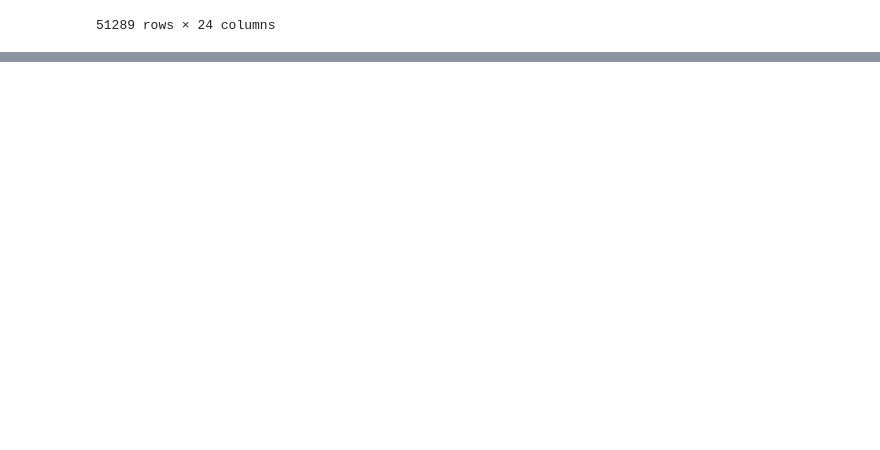
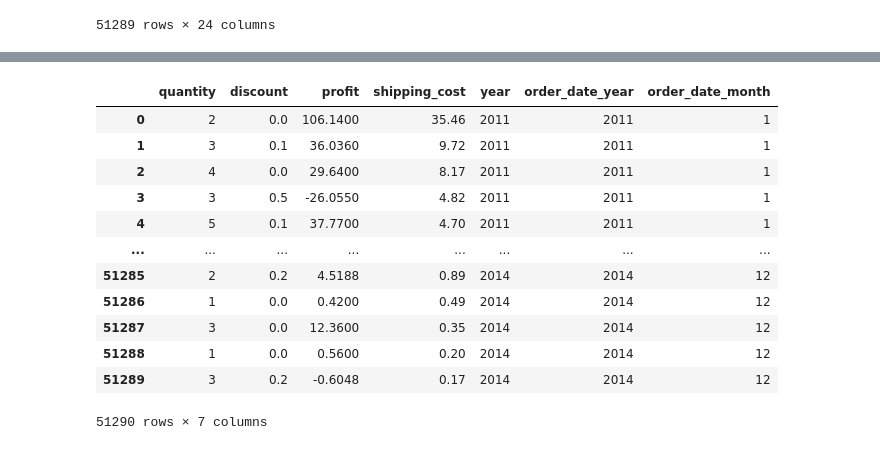
Before and after one commit to Simmisingh3/pandas_book, a Jupyter notebook: pandas_class1.ipynb, the cells around one changed output, grey strips where cells are left out. Saved outputs shown, nothing was run; the diff lists cells and outputs as text; code cells hidden in the pictures; blank space fills up the shorter version.

```diff
--- a/pandas_class1.ipynb
+++ b/pandas_class1.ipynb
@@ -1033,0 +1160,18 @@ df2.drop(1) # temporary deletion
+# %%
+df3 = df2[df2.dtypes[(df2.dtypes=='float64')|(df2.dtypes=='int64')].index]
+# %%
+df3
+# %% [output]
+|  | quantity | discount | profit | shipping_cost | year | order_date_year | order_date_month |
+| 0 | 2 | 0.0 | 106.1400 | 35.46 | 2011 | 2011 | 1 |
+| 1 | 3 | 0.1 | 36.0360 | 9.72 | 2011 | 2011 | 1 |
+| 2 | 4 | 0.0 | 29.6400 | 8.17 | 2011 | 2011 | 1 |
+| 3 | 3 | 0.5 | -26.0550 | 4.82 | 2011 | 2011 | 1 |
+| 4 | 5 | 0.1 | 37.7700 | 4.70 | 2011 | 2011 | 1 |
+| ... | ... | ... | ... | ... | ... | ... | ... |
+| 51285 | 2 | 0.2 | 4.5188 | 0.89 | 2014 | 2014 | 12 |
+| 51286 | 1 | 0.0 | 0.4200 | 0.49 | 2014 | 2014 | 12 |
+| 51287 | 3 | 0.0 | 12.3600 | 0.35 | 2014 | 2014 | 12 |
+| 51288 | 1 | 0.0 | 0.5600 | 0.20 | 2014 | 2014 | 12 |
+| 51289 | 3 | 0.2 | -0.6048 | 0.17 | 2014 | 2014 | 12 |
+51290 rows × 7 columns
```
Also changed, not shown: parts of 34 cells of this notebook.
